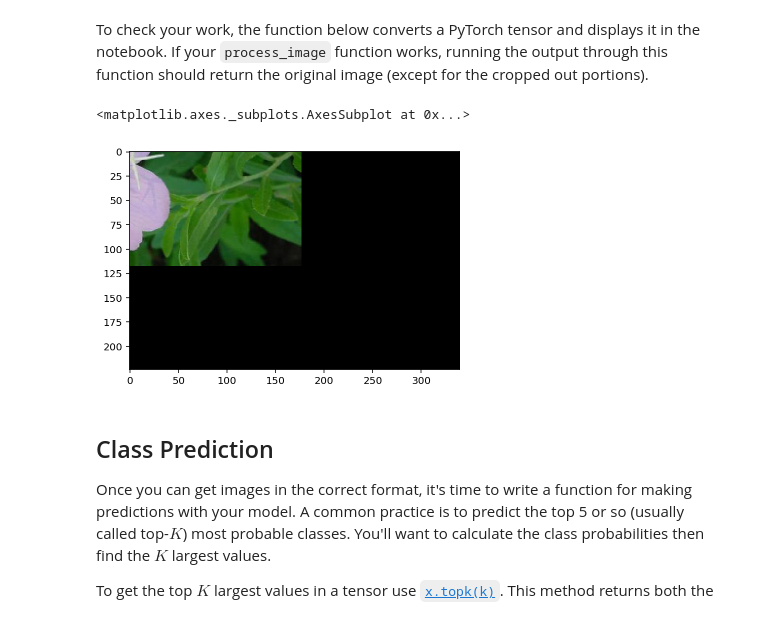
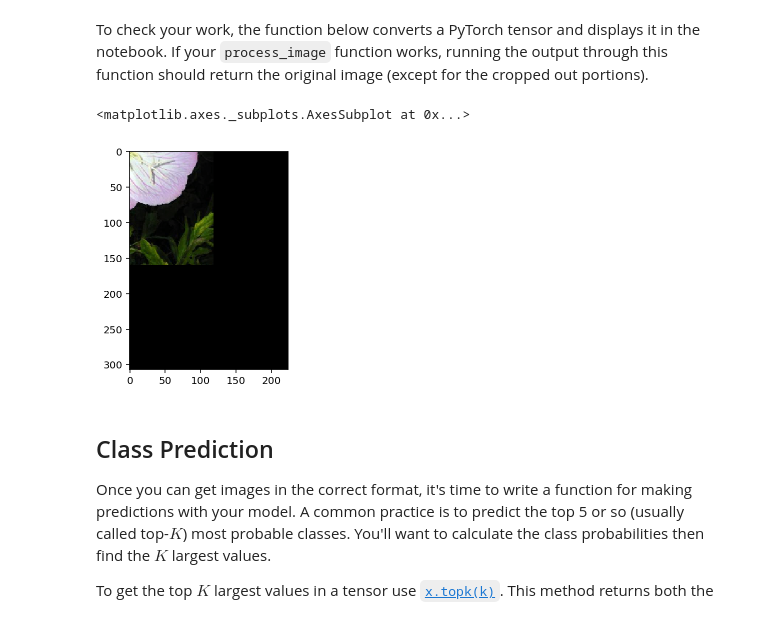
Before and after one commit to chpolyzo/PAIND, a Jupyter notebook: Image Classifier Project.ipynb, the cells around one changed output. Saved outputs shown, nothing was run; the diff lists cells and outputs as text; code cells hidden in the pictures.

```diff
--- a/Image Classifier Project.ipynb
+++ b/Image Classifier Project.ipynb
@@ -475,0 +524,9 @@ And finally, PyTorch expects the color channel to be the first dimension but it'
+# %%
+left = (width - new_width)/2
+top = (height - new_height)/2
+right = (width + new_width)/2
+bottom = (height + new_height)/2
+# %%
+size = 256,
+# %%
+image = image.thumbnail(size)
@@ -475,0 +535,2 @@ And finally, PyTorch expects the color channel to be the first dimension but it'
+# %%
+im = image.crop((left, top, right, bottom))
@@ -538,11 +605,11 @@ def imshow(image, ax=None, title=None):
 
     return ax
 # %%
-image_output = process_image("flowers/train/1/image_06735.jpg")
+image_output = process_image("flowers/test/1/image_06743.jpg")
 imshow(image_output)
 # %% [output]
 <matplotlib.axes._subplots.AxesSubplot at 0x...>
-[figure, old version]
+[figure, new version]
 # %% [markdown]
 ## Class Prediction
 
```
Also changed, not shown: parts of 15 cells of this notebook.
